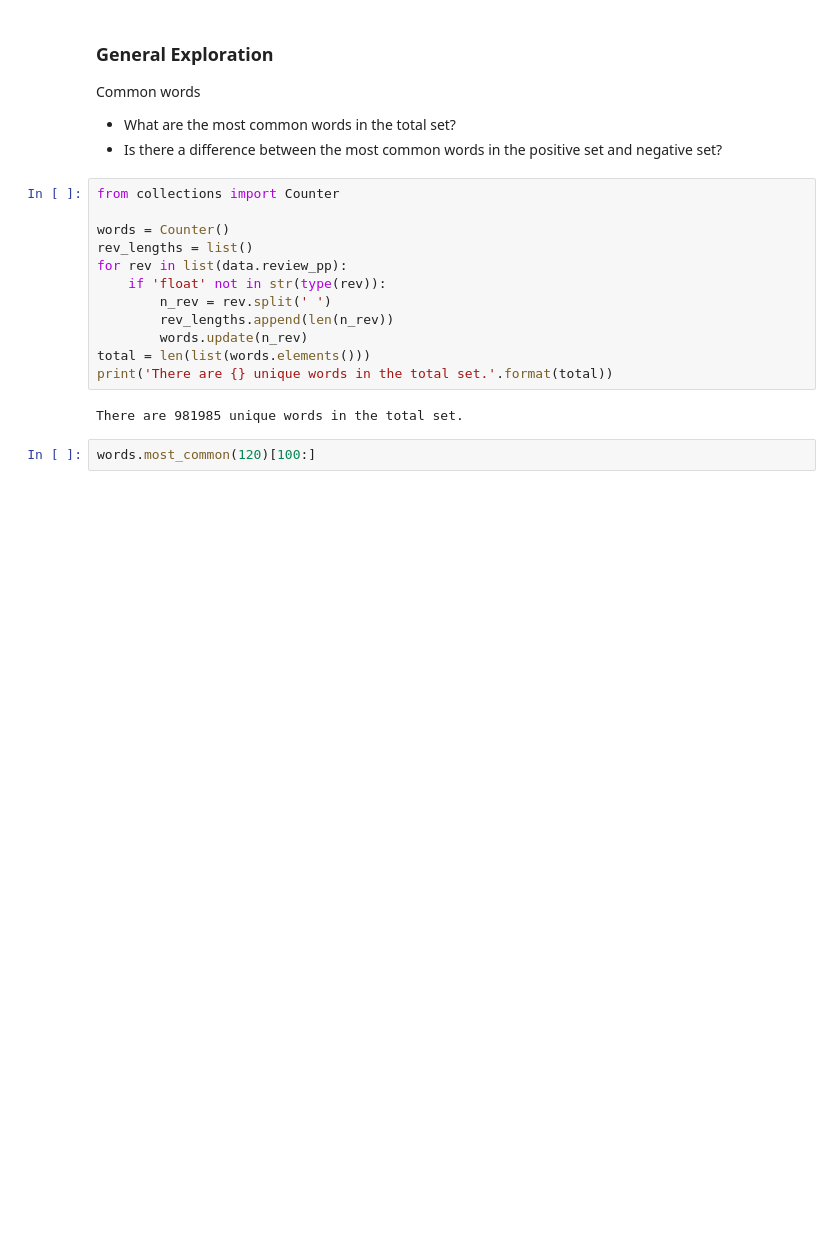
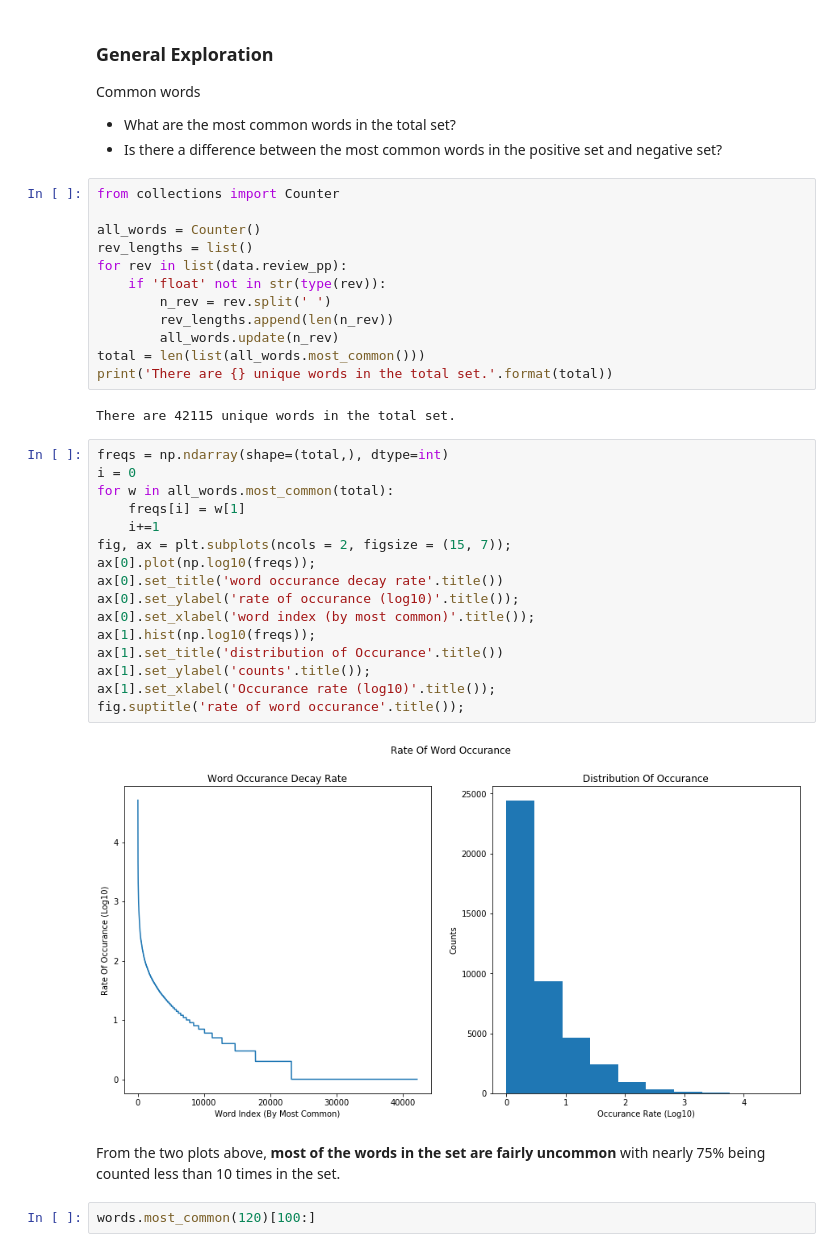
Before and after one commit to sjmiller8182/Rotten-Tomatoes-Analysis, a Jupyter notebook: Review Analysis.ipynb, the cells around one changed output. Saved outputs shown, nothing was run; the diff lists cells and outputs as text; blank space fills up the shorter version.

```diff
--- a/Review Analysis.ipynb
+++ b/Review Analysis.ipynb
@@ -287,17 +288,37 @@ Common words
 # %%
 from collections import Counter
 
-words = Counter()
+all_words = Counter()
 rev_lengths = list()
 for rev in list(data.review_pp):
     if 'float' not in str(type(rev)):
         n_rev = rev.split(' ')
         rev_lengths.append(len(n_rev))
-        words.update(n_rev)
-total = len(list(words.elements()))
+        all_words.update(n_rev)
+total = len(list(all_words.most_common()))
 print('There are {} unique words in the total set.'.format(total))
 # %% [output]
-There are 981985 unique words in the total set.
+There are 42115 unique words in the total set.
+# %%
+freqs = np.ndarray(shape=(total,), dtype=int)
+i = 0
+for w in all_words.most_common(total):
+    freqs[i] = w[1]
+    i+=1
+fig, ax = plt.subplots(ncols = 2, figsize = (15, 7));
+ax[0].plot(np.log10(freqs));
+ax[0].set_title('word occurance decay rate'.title())
+ax[0].set_ylabel('rate of occurance (log10)'.title());
+ax[0].set_xlabel('word index (by most common)'.title());
+ax[1].hist(np.log10(freqs));
+ax[1].set_title('distribution of Occurance'.title())
+ax[1].set_ylabel('counts'.title());
+ax[1].set_xlabel('Occurance rate (log10)'.title());
+fig.suptitle('rate of word occurance'.title());
+# %% [output]
+[figure, added]
+# %% [markdown]
+From the two plots above, **most of the words in the set are fairly uncommon** with nearly 75% being counted less than 10 times in the set.
 # %%
 words.most_common(120)[100:]
 # %% [output]
```
Also changed, not shown: parts of 14 cells of this notebook.
